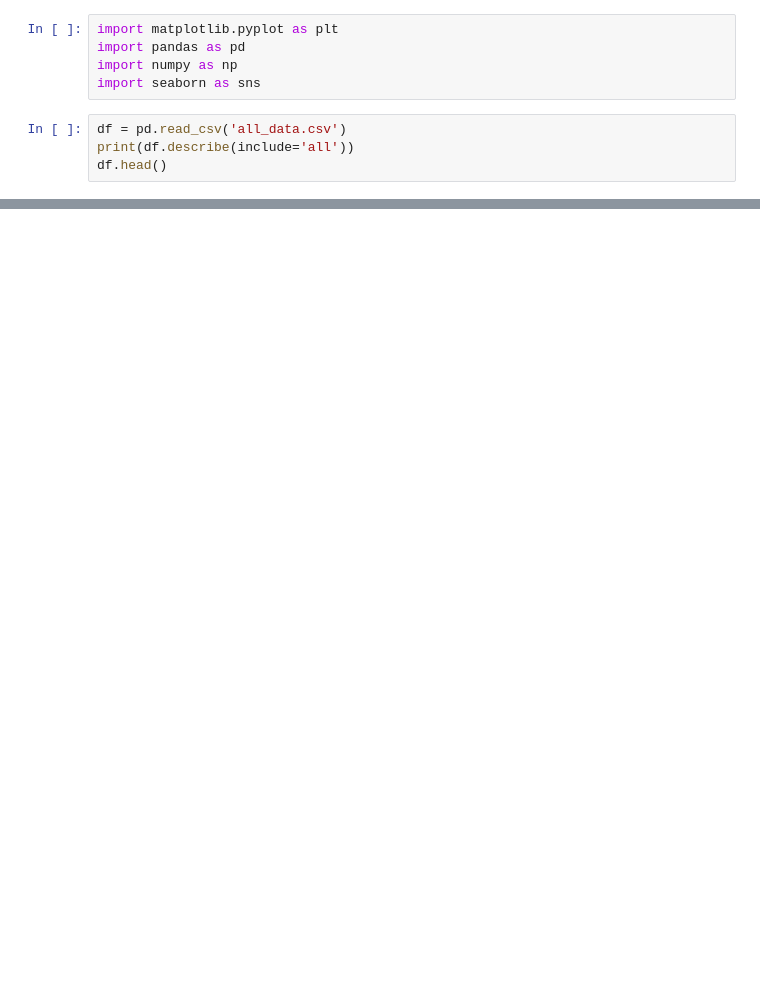
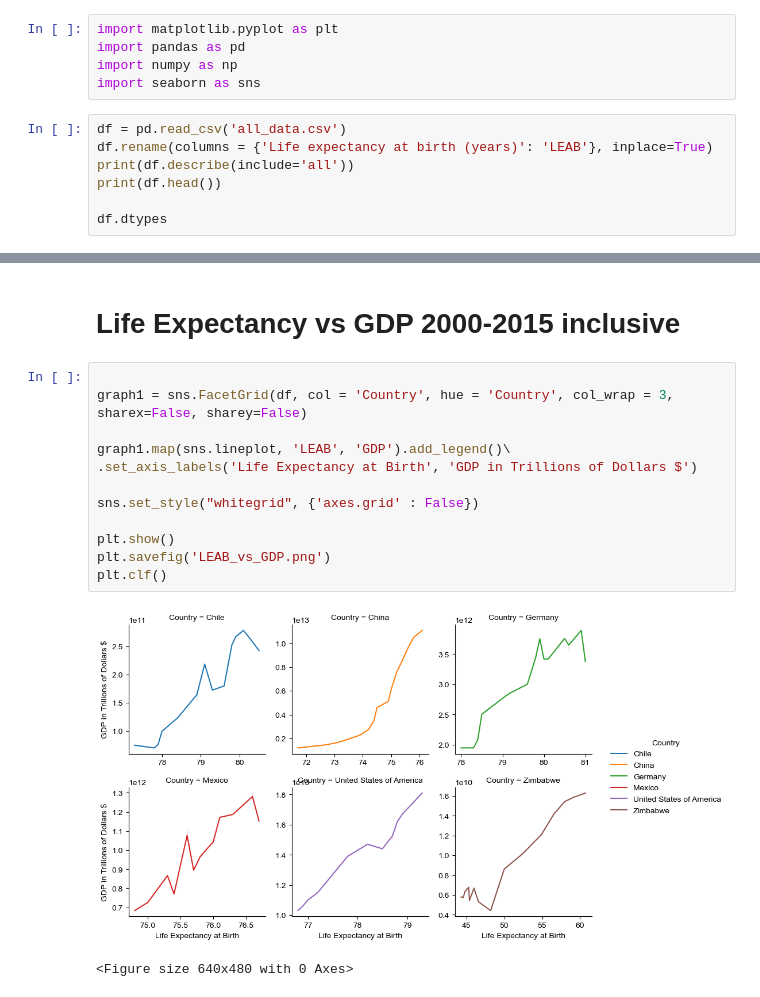
Before and after one commit to fredortmann/Life-Expectancy-and-GDP, a Jupyter notebook: life_expectancy_gdp.ipynb, the cells around one changed output, grey strips where cells are left out. Cells and saved outputs as stored; diff of their text form; blank space fills up the shorter version.

```diff
--- a/life_expectancy_gdp.ipynb
+++ b/life_expectancy_gdp.ipynb
@@ -5,6 +5,9 @@ import numpy as np
 import seaborn as sns
 # %%
 df = pd.read_csv('all_data.csv')
+df.rename(columns = {'Life expectancy at birth (years)': 'LEAB'}, inplace=True)
 print(df.describe(include='all'))
-df.head()
+print(df.head())
+
+df.dtypes
 # %% [output]
@@ -31,0 +68,17 @@ UsageError: CWD no longer exists - please use %cd to change directory.
+# %% [markdown]
+# Life Expectancy vs GDP 2000-2015 inclusive
+# %%
+
+graph1 = sns.FacetGrid(df, col = 'Country', hue = 'Country', col_wrap = 3, sharex=False, sharey=False)
+
+graph1.map(sns.lineplot, 'LEAB', 'GDP').add_legend()\
+.set_axis_labels('Life Expectancy at Birth', 'GDP in Trillions of Dollars $')
+
+sns.set_style("whitegrid", {'axes.grid' : False})
+
+plt.show()
+plt.savefig('LEAB_vs_GDP.png')
+plt.clf()
+# %% [output]
+[figure, added]
+<Figure size 640x480 with 0 Axes>
```
Also changed, not shown: parts of 26 cells of this notebook, 6 other files.
